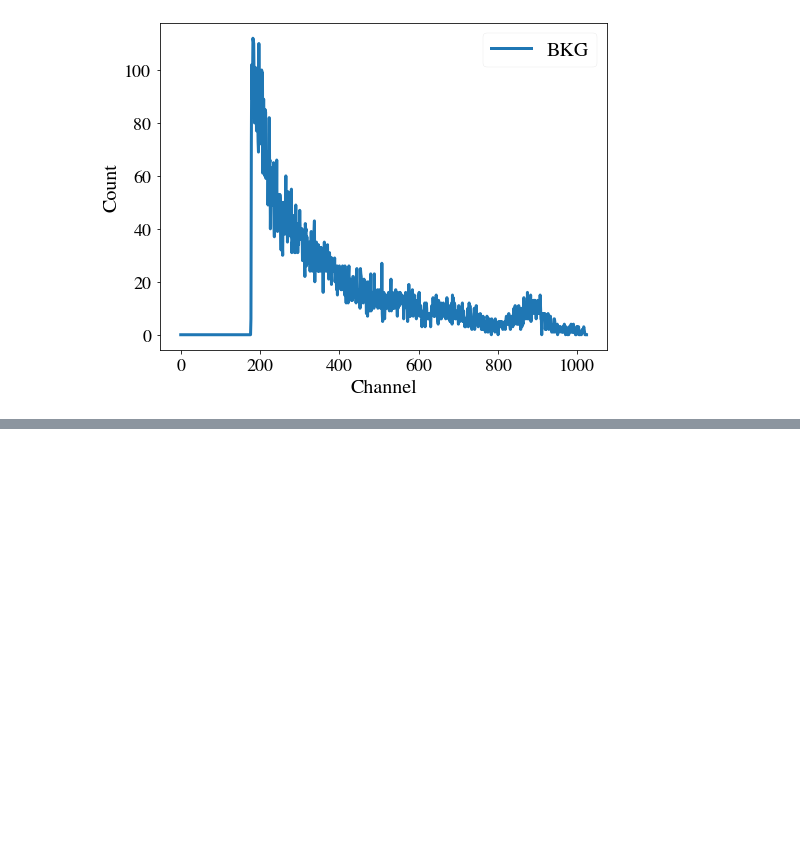
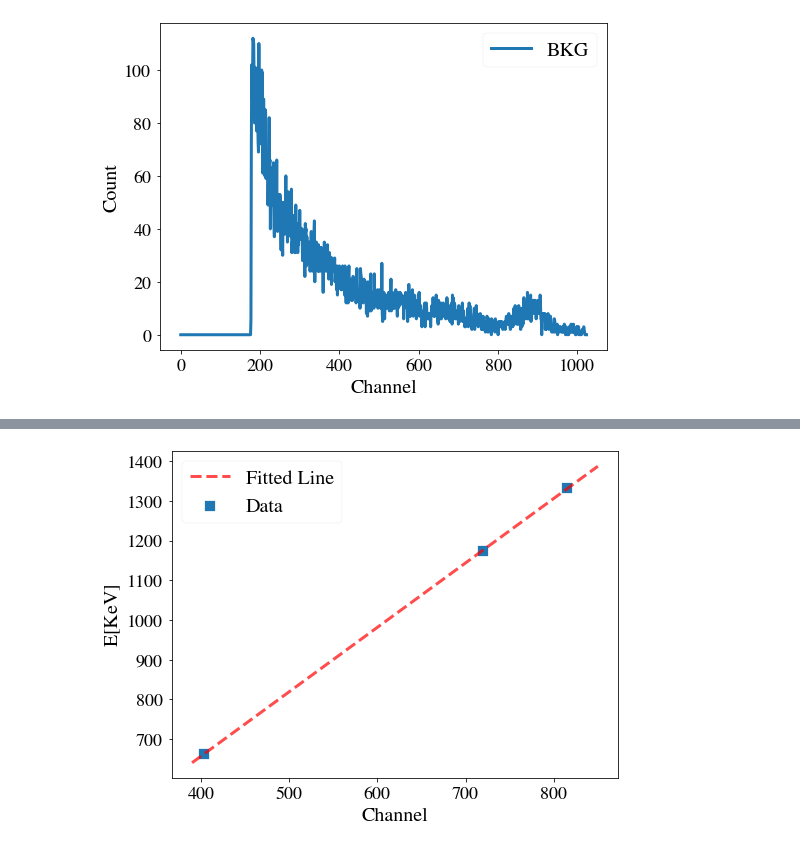
Before and after one commit to DickyChant/AdvNuclExp, a Jupyter notebook: Exp4/analysis/analysis.ipynb, the cells around one changed output, grey strips where cells are left out. Saved outputs shown, nothing was run; the diff lists cells and outputs as text; code cells hidden in the pictures; blank space fills up the shorter version.

```diff
--- a/Exp4/analysis/analysis.ipynb
+++ b/Exp4/analysis/analysis.ipynb
@@ -45,3 +45,5 @@ for key in fname:
 [figure]
 [figure]
 [figure]
+# %%
+cali1 = pd.read_csv("../data/Calibration.csv")
@@ -47,0 +87,11 @@ for key in fname:
+# %%
+plt.figure()
+aux = np.linspace(390,850)
+plt.scatter(cali1['Channel'],cali1['Peak Energy$[\si{KeV}[$'],label="Data",marker='s')
+plt.plot(aux,aux* 1.6245+6.3869,'--',label = "Fitted Line",color='red',alpha=0.7)
+plt.xlabel("Channel")
+plt.ylabel("E$[KeV]$")
+plt.legend()
+plt.savefig("../plots/Calibration.pdf")
+# %% [output]
+[figure, added]
```
Also changed, not shown: parts of 9 cells of this notebook, 18 other files.
